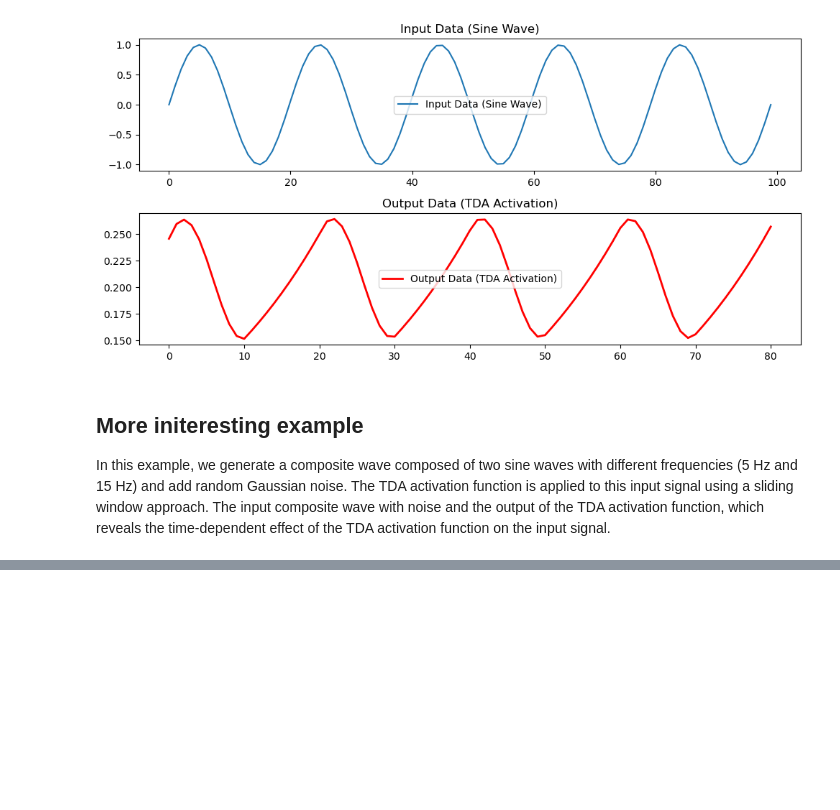
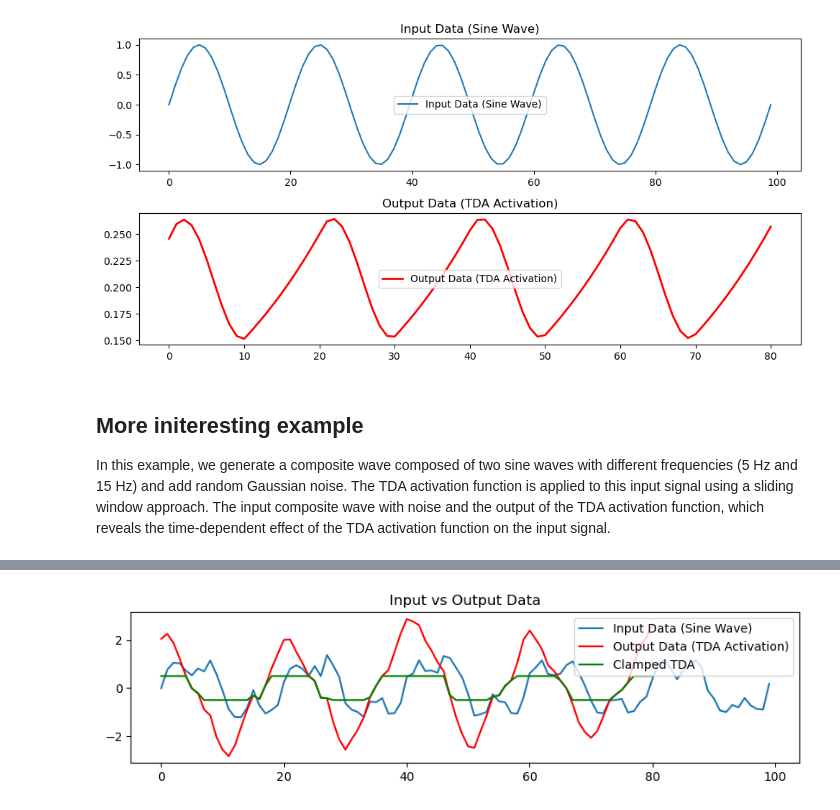
Before and after one commit to andreinechaev/TDA, a Jupyter notebook: visual_example.ipynb, the cells around one changed output, grey strips where cells are left out. Drawn from its saved outputs; the diff is of its cells as text; code cells hidden in the pictures; blank space fills up the shorter version.

```diff
--- a/visual_example.ipynb
+++ b/visual_example.ipynb
@@ -100,0 +101,34 @@ plot_output(input_data, composite_wave, op='sum')
+# %%
+from tda.nn import TDA as TDALayer
+
+class TdaNN(nn.Module):
+
+    def __init__(self, time_window, scaling_factor):
+        super(TdaNN, self).__init__()
+        self.tda = TDALayer(time_window, scaling_factor)
+
+    def forward(self, x):
+        return self.tda(x)
+
+input_data = torch.tensor(composite_wave, dtype=torch.float32).view(1, 1, -1)
+
+# Create the neural network with the TDA activation function
+model = TdaNN(time_window, scaling_factor)
+
+# Generate output data using a sliding window
+output_data = []
+for i in range(num_points - time_window + 1):
+    input_window = input_data[..., i:i+time_window]
+    output = model(input_window)
+    output_data.append(output.sum(dim=2))
+# %%
+plt.figure(figsize=(10, 5))
+plt.subplot(2, 1, 1)
+plt.title("Input vs Output Data")
+plt.plot(composite_wave, label="Input Data (Sine Wave)")
+plt.plot([d[0][0].item() for d in output_data], label="Output Data (TDA Activation)", color='r')
+plt.plot([torch.clamp(d, min=-0.5, max=0.5).item() for d in output_data], label="Clamped TDA", color='g')
+plt.legend()
+plt.show()
+# %% [output]
+[figure, added]
```
Also changed, not shown: parts of 4 cells of this notebook, 7 other files.
